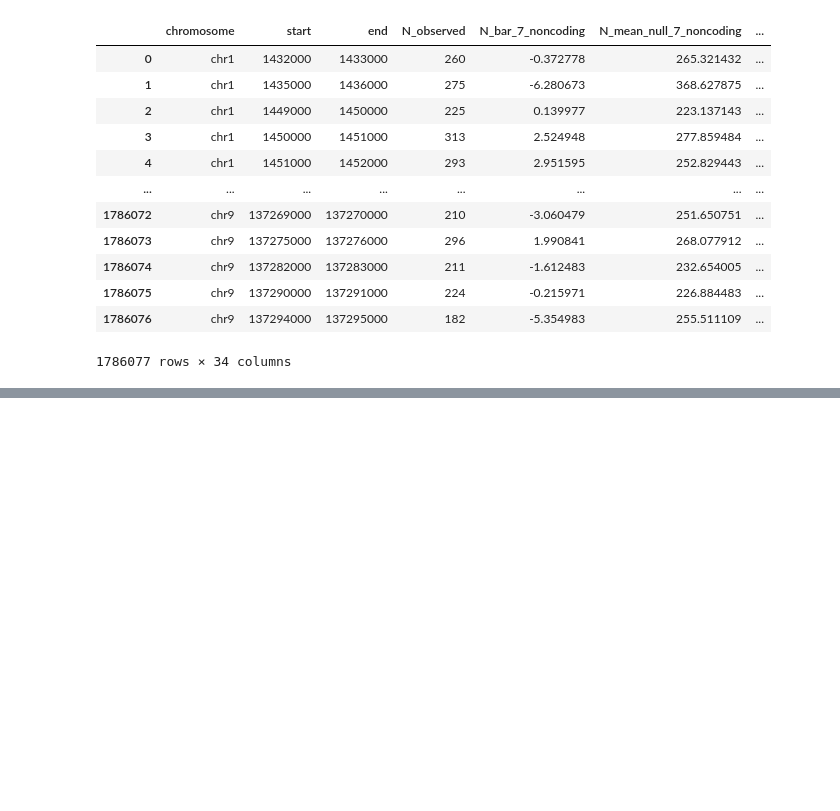
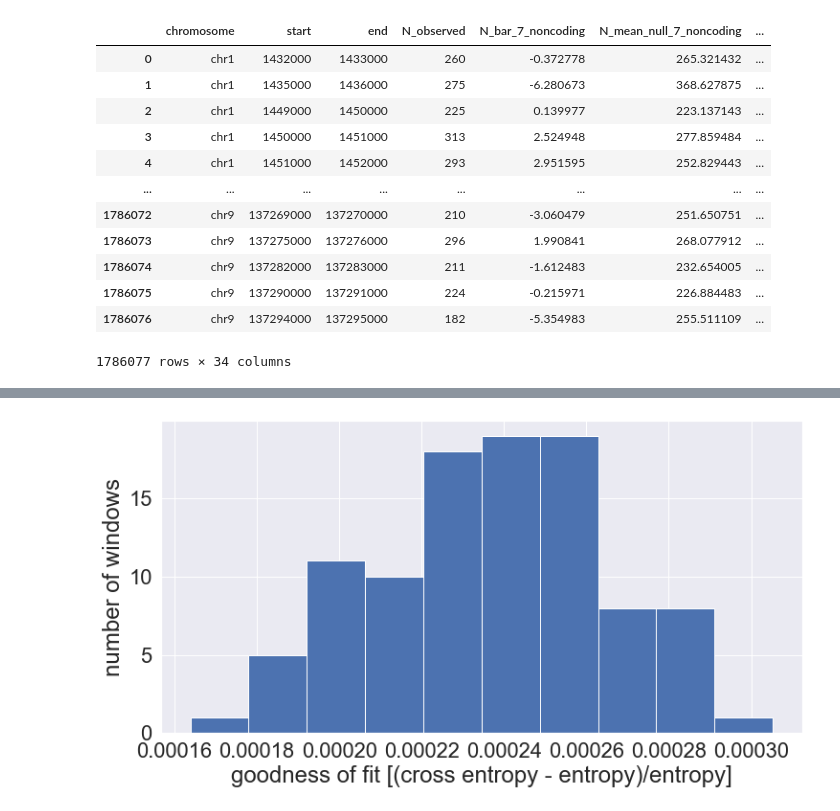
Before and after one commit to quinlan-lab/constraint-tools, a Jupyter notebook: experiments/germline-model/chen-et-al-2022/QQ-plot-for-noncoding-windows.ipynb, the cells around one changed output, grey strips where cells are left out. Drawn from its saved outputs; the diff is of its cells as text; code cells hidden in the pictures; blank space fills up the shorter version.

```diff
--- a/experiments/germline-model/chen-et-al-2022/QQ-plot-for-noncoding-windows.ipynb
+++ b/experiments/germline-model/chen-et-al-2022/QQ-plot-for-noncoding-windows.ipynb
@@ -177,0 +143,46 @@ Number of sites in chr2:236179000-236180000 containing unspecified bases: 0/1000
+# %%
+from tqdm import tqdm
+
+def p_theta(xi, theta_mean, theta_variance):
+#     from scipy.stats import poisson
+#     return poisson.pmf(xi, theta_mean)
+#     from scipy.stats import expon
+#     return expon.pdf(xi)
+    # probability that that SNV count lies in [xi, xi+1):
+    return norm.pdf(xi, theta_mean, np.sqrt(theta_variance))
+
+def plot_goodness_of_fit(df):
+    model = read_model_wrapper()
+
+    goodness_of_fit = []
+    for (
+        region,
+        theta_mean,
+        theta_variance
+    ) in tqdm(
+        zip(
+            df.apply(lambda row: row['chromosome'] + ':' + str(row['start']) + '-' + str(row['end']), axis=1),
+            df[f'N_mean_null_{KMER_SIZE}_{TRAIN_SET_LABEL}'],
+            df[f'N_variance_null_{KMER_SIZE}_{TRAIN_SET_LABEL}'],
+        ),
+        total=len(df)
+    ):
+        d = fetch_distribution_N(region, model, NUMBER_EXAMPLES)
+        qhat_threshold = 1e-3/NUMBER_EXAMPLES
+        cross_entropy = -np.sum([
+            qhat*np.log2(p_theta(x, theta_mean, theta_variance))
+            for x, qhat in zip(d['n'], d['p(n)'])
+            if qhat > qhat_threshold
+        ])
+        entropy = -np.sum([qhat*np.log2(qhat) for qhat in d['p(n)'] if qhat > qhat_threshold])
+        KL_divergence = cross_entropy - entropy
+        goodness_of_fit.append(KL_divergence/entropy)
+
+    plt.hist(goodness_of_fit)
+    plt.xlabel('goodness of fit [(cross entropy - entropy)/entropy]')
+    plt.ylabel('number of windows')
+    plt.show()
+# %%
+plot_goodness_of_fit(windows_scores_annotations_noncoding.sample(n=100))
+# %% [output]
+[figure, added]
```
Also changed, not shown: parts of 11 cells of this notebook.
